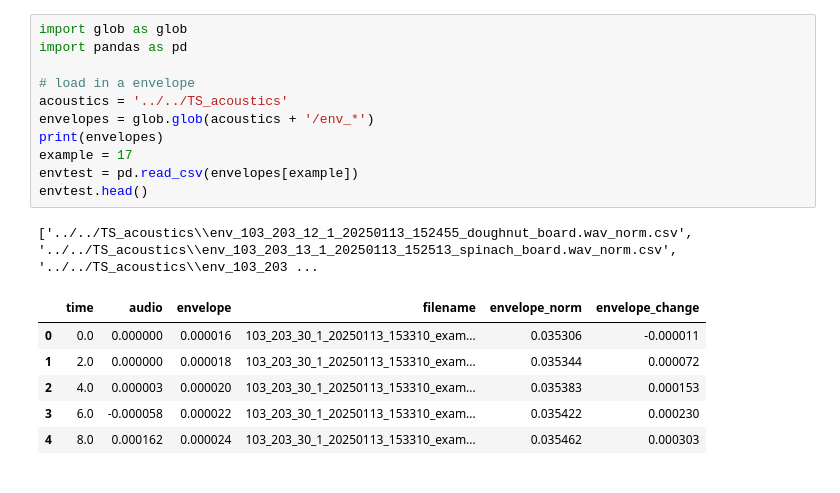
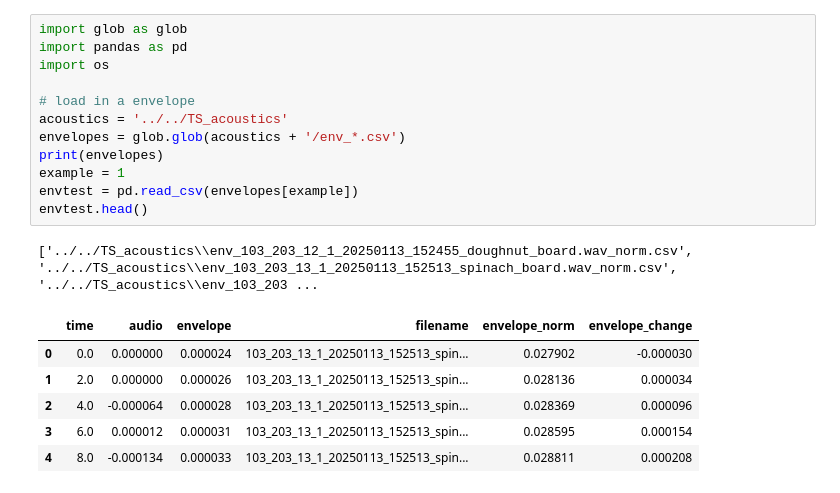
Before and after one commit to WimPouw/TilburgMultiscaleSummerschool2026, a Jupyter notebook: Datasets/BalanceCorpus/scripts/analysis_multiscaleintracoupling/test.ipynb, the cells around one changed output. Drawn from its saved outputs; the diff is of its cells as text.

```diff
--- a/Datasets/BalanceCorpus/scripts/analysis_multiscaleintracoupling/test.ipynb
+++ b/Datasets/BalanceCorpus/scripts/analysis_multiscaleintracoupling/test.ipynb
@@ -1,19 +1,20 @@
 # %%
 import glob as glob
 import pandas as pd
+import os
 
 # load in a envelope
 acoustics = '../../TS_acoustics'
-envelopes = glob.glob(acoustics + '/env_*')
+envelopes = glob.glob(acoustics + '/env_*.csv')
 print(envelopes)
-example = 17
+example = 1
 envtest = pd.read_csv(envelopes[example])
 envtest.head()
 # %% [output]
 ['../../TS_acoustics\\env_103_203_12_1_20250113_152455_doughnut_board.wav_norm.csv', '../../TS_acoustics\\env_103_203_13_1_20250113_152513_spinach_board.wav_norm.csv', '../../TS_acoustics\\env_103_203 ...
 |  | time | audio | envelope | filename | envelope_norm | envelope_change |
-| 0 | 0.0 | 0.000000 | 0.000016 | 103_203_30_1_20250113_153310_exam... | 0.035306 | -0.000011 |
-| 1 | 2.0 | 0.000000 | 0.000018 | 103_203_30_1_20250113_153310_exam... | 0.035344 | 0.000072 |
-| 2 | 4.0 | 0.000003 | 0.000020 | 103_203_30_1_20250113_153310_exam... | 0.035383 | 0.000153 |
-| 3 | 6.0 | -0.000058 | 0.000022 | 103_203_30_1_20250113_153310_exam... | 0.035422 | 0.000230 |
-| 4 | 8.0 | 0.000162 | 0.000024 | 103_203_30_1_20250113_153310_exam... | 0.035462 | 0.000303 |
+| 0 | 0.0 | 0.000000 | 0.000024 | 103_203_13_1_20250113_152513_spin... | 0.027902 | -0.000030 |
+| 1 | 2.0 | 0.000000 | 0.000026 | 103_203_13_1_20250113_152513_spin... | 0.028136 | 0.000034 |
+| 2 | 4.0 | -0.000064 | 0.000028 | 103_203_13_1_20250113_152513_spin... | 0.028369 | 0.000096 |
+| 3 | 6.0 | 0.000012 | 0.000031 | 103_203_13_1_20250113_152513_spin... | 0.028595 | 0.000154 |
+| 4 | 8.0 | -0.000134 | 0.000033 | 103_203_13_1_20250113_152513_spin... | 0.028811 | 0.000208 |
```
Also changed, not shown: parts of 16 cells of this notebook.
